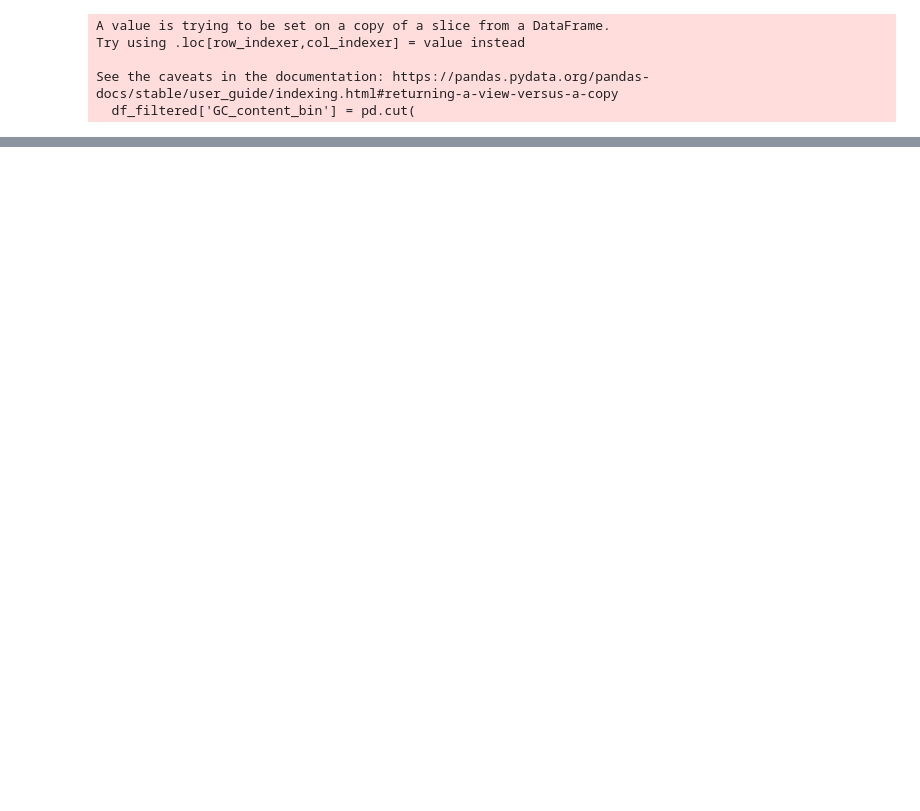
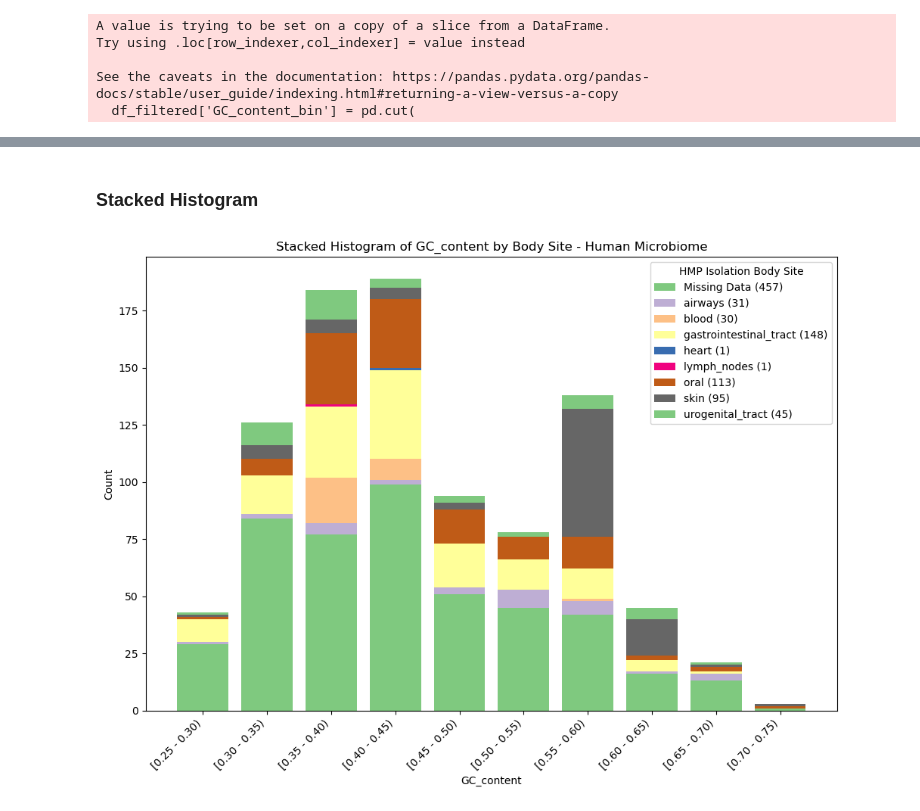
Before and after one commit to DiegoFLM/Analysis-of-microbial-genomes--MFA-GC-content-lifestyle-and-human-microbiome, a Jupyter notebook: notebooks_and_info/data_analysis/results_analysis/results_viz_taxonomy_hm.ipynb, the cells around one changed output, grey strips where cells are left out. Cells and saved outputs as stored; diff of their text form; code cells hidden in the pictures; blank space fills up the shorter version.

```diff
--- a/notebooks_and_info/data_analysis/results_analysis/results_viz_taxonomy_hm.ipynb
+++ b/notebooks_and_info/data_analysis/results_analysis/results_viz_taxonomy_hm.ipynb
@@ -423,0 +711,69 @@ plt.show()
+# %% [markdown]
+### Stacked Histogram
+# %%
+# Handle missing data
+df_combined_hm_hmp['Body Site Plot'] = df_combined_hm_hmp['HMP Isolation Body Site'].fillna('Missing Data').replace('unknown', 'Missing Data')
+
+
+# Define the variable to plot
+variable_to_plot = 'GC_content'  # Or 'Delta_Dq', etc.
+
+# Define bins by interval size
+bin_size = 0.05  # Adjust as needed
+data_min = df_combined_hm_hmp[variable_to_plot].min()
+data_max = df_combined_hm_hmp[variable_to_plot].max()
+bins = np.arange(data_min, data_max + bin_size, bin_size)
+
+# Create bin interval labels
+bin_labels = [f"[{bins[i]:.2f} - {bins[i+1]:.2f})" for i in range(len(bins)-1)]
+
+# Prepare histogram data for each category
+categories = df_combined_hm_hmp['Body Site Plot'].unique()
+categories.sort()
+palette = sns.color_palette('Accent', n_colors=len(categories))
+color_dict = dict(zip(categories, palette))
+
+hist_data = {}
+for category in categories:
+    data = df_combined_hm_hmp[df_combined_hm_hmp['Body Site Plot'] == category][variable_to_plot]
+    counts, _ = np.histogram(data, bins=bins)
+    hist_data[category] = counts
+
+# Calculate bin centers and adjust bar width
+bin_centers = (bins[:-1] + bins[1:]) / 2
+bar_width = bin_size * 0.8  # 80% of bin size
+
+# Plot the stacked histogram with spaced bars
+plt.figure(figsize=(10, 7.5))  # Increased figure width
+
+bottom = np.zeros(len(bin_centers))
+
+for category in categories:
+    counts = hist_data[category]
+    plt.bar(
+        bin_centers,
+        counts,
+        width=bar_width,
+        bottom=bottom,
+        color=color_dict[category],
+        edgecolor='none',
+        label=f"{category} ({counts.sum()})"
+    )
+    bottom += counts
+
+# Set x-ticks to bin centers with interval labels
+plt.xticks(ticks=bin_centers, labels=bin_labels, rotation=45, ha='right')
+
+# Add legend
+plt.legend(title='HMP Isolation Body Site')
+
+# Add labels and title
+plt.xlabel(variable_to_plot)
+plt.ylabel('Count')
+plt.title(f'Stacked Histogram of {variable_to_plot} by Body Site - Human Microbiome')
+
+# Adjust layout to prevent clipping of tick labels
+plt.tight_layout()
+plt.show()
+# %% [output]
+[figure, added]
```
Also changed, not shown: parts of 24 cells of this notebook.
